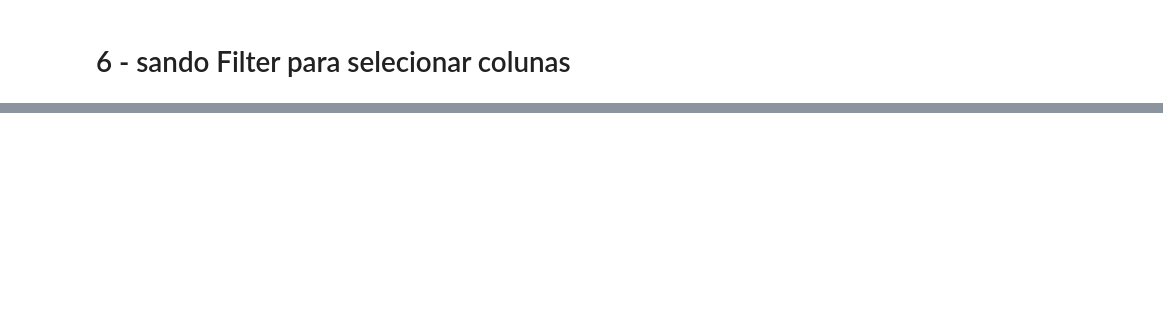
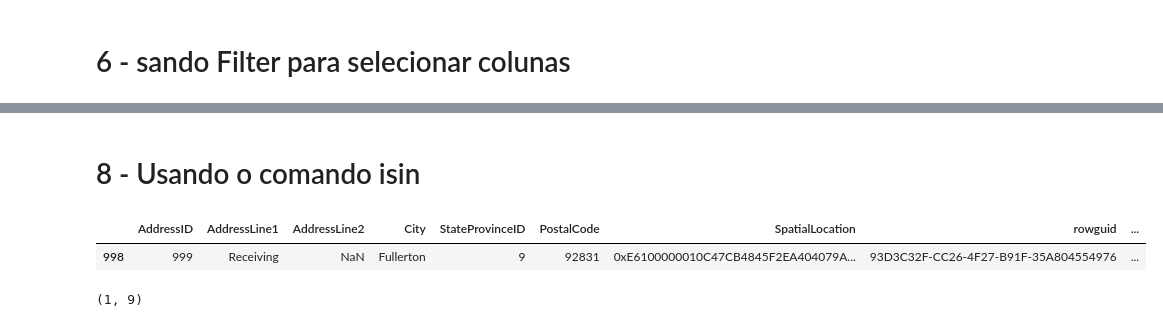
Before and after one commit to jesiqueira/curso_pandas, a Jupyter notebook: curso_pandas.ipynb, the cells around one changed output, grey strips where cells are left out. Drawn from its saved outputs; the diff is of its cells as text; code cells hidden in the pictures; blank space fills up the shorter version.

Commit message:
Operadores E, OU e isin

```diff
--- a/curso_pandas.ipynb
+++ b/curso_pandas.ipynb
@@ -209,0 +212,6 @@ df.filter(regex='.S.').head()
+# %% [markdown]
+# 8 - Usando o comando isin
+# %%
+# importando Pandas e abrindo a planilha
+import pandas as pd
+df = pd.read_csv('/content/drive/MyDrive/Colab Notebooks/Dados/Dados_aula1.csv', encoding='utf-8', sep=';')
@@ -209,0 +220,10 @@ df.filter(regex='.S.').head()
+# %%
+# refatorando a operação usando isin
+df [(df.AddressLine1 == 'Receiving') & ((df.City == 'Bothell') | (df.City == 'Fullerton'))]
+# %% [output]
+|  | AddressID | AddressLine1 | AddressLine2 | City | StateProvinceID | PostalCode | SpatialLocation | rowguid | ... |
+| 998 | 999 | Receiving | NaN | Fullerton | 9 | 92831 | 0xE6100000010C47CB4845F2EA404079A... | 93D3C32F-CC26-4F27-B91F-35A804554976 | ... |
+# %%
+df[(df.AddressLine1 == 'Receiving') & (df.City.isin(['Bothell', 'Fullerton']))].shape
+# %% [output]
+(1, 9)
```
Also changed, not shown: parts of 11 cells of this notebook.
